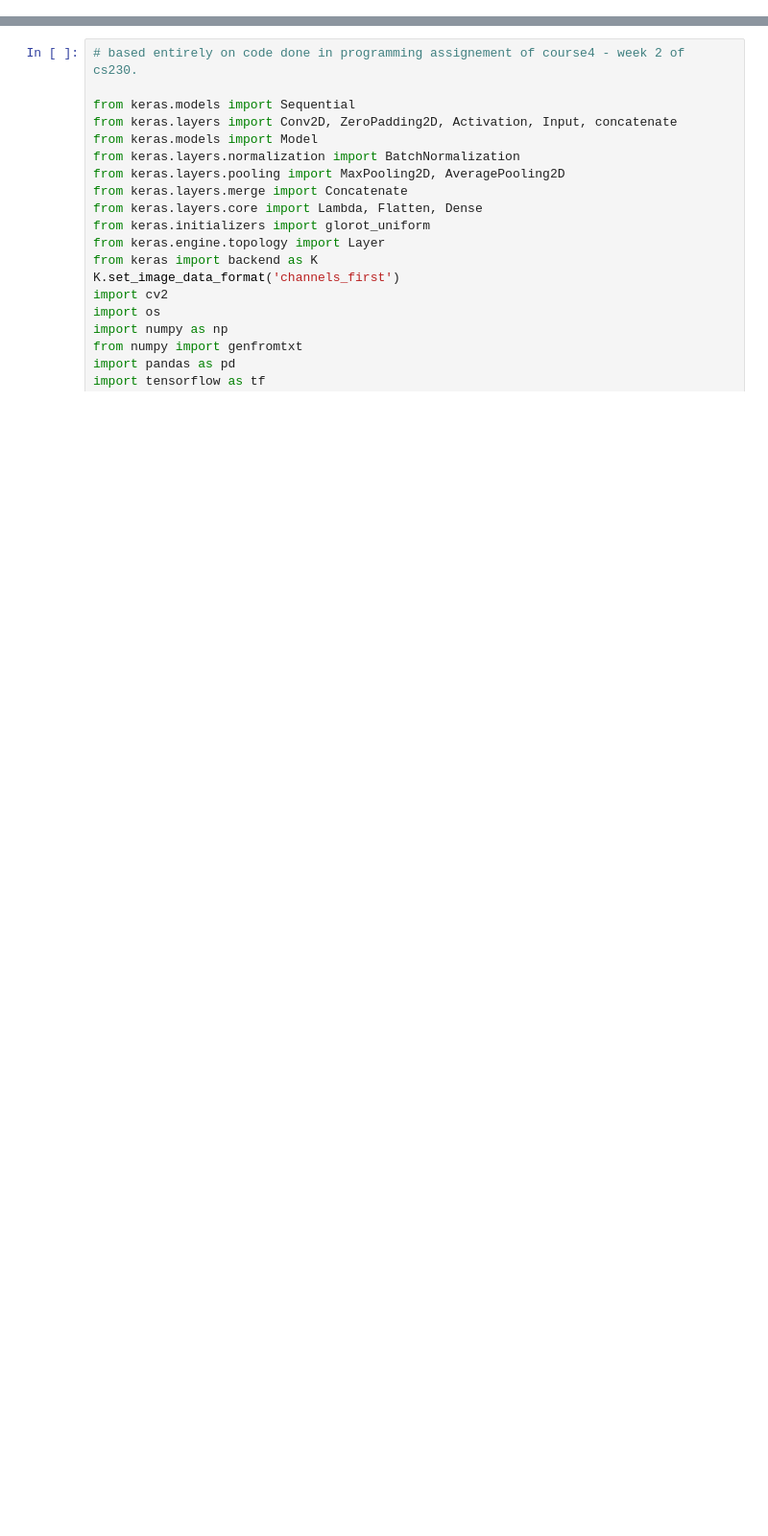
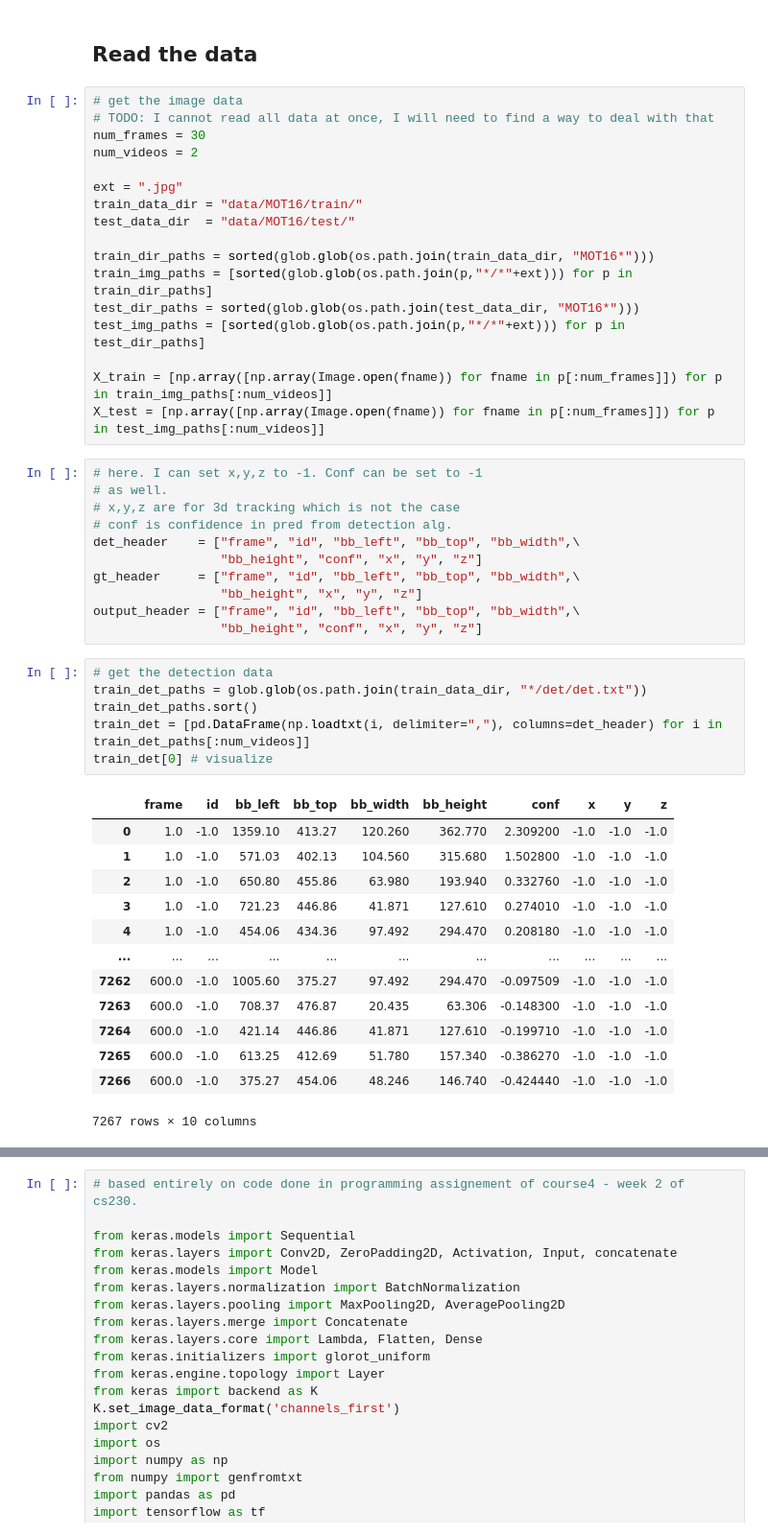
Before and after one commit to ladouceu/cs230-ladouceu, a Jupyter notebook: siamese_network.ipynb, the cells around one changed output, grey strips where cells are left out. Shown at 96% size. Saved outputs shown, nothing was run; the diff lists cells and outputs as text; blank space fills up the shorter version.

```diff
--- a/siamese_network.ipynb
+++ b/siamese_network.ipynb
@@ -0,0 +12,50 @@
+# %% [markdown]
+## Read the data
+# %%
+# get the image data
+# TODO: I cannot read all data at once, I will need to find a way to deal with that
+num_frames = 30
+num_videos = 2
+
+ext = ".jpg"
+train_data_dir = "data/MOT16/train/"
+test_data_dir  = "data/MOT16/test/"
+
+train_dir_paths = sorted(glob.glob(os.path.join(train_data_dir, "MOT16*")))
+train_img_paths = [sorted(glob.glob(os.path.join(p,"*/*"+ext))) for p in train_dir_paths]
+test_dir_paths = sorted(glob.glob(os.path.join(test_data_dir, "MOT16*")))
+test_img_paths = [sorted(glob.glob(os.path.join(p,"*/*"+ext))) for p in test_dir_paths]
+
+X_train = [np.array([np.array(Image.open(fname)) for fname in p[:num_frames]]) for p in train_img_paths[:num_videos]]
+X_test = [np.array([np.array(Image.open(fname)) for fname in p[:num_frames]]) for p in test_img_paths[:num_videos]]
+# %%
+# here. I can set x,y,z to -1. Conf can be set to -1
+# as well.
+# x,y,z are for 3d tracking which is not the case
+# conf is confidence in pred from detection alg.
+det_header    = ["frame", "id", "bb_left", "bb_top", "bb_width",\
+                 "bb_height", "conf", "x", "y", "z"]
+gt_header     = ["frame", "id", "bb_left", "bb_top", "bb_width",\
+                 "bb_height", "x", "y", "z"]
+output_header = ["frame", "id", "bb_left", "bb_top", "bb_width",\
+                 "bb_height", "conf", "x", "y", "z"]
+# %%
+# get the detection data
+train_det_paths = glob.glob(os.path.join(train_data_dir, "*/det/det.txt"))
+train_det_paths.sort()
+train_det = [pd.DataFrame(np.loadtxt(i, delimiter=","), columns=det_header) for i in train_det_paths[:num_videos]]
+train_det[0] # visualize
+# %% [output]
+|  | frame | id | bb_left | bb_top | bb_width | bb_height | conf | x | y | z |
+| 0 | 1.0 | -1.0 | 1359.10 | 413.27 | 120.260 | 362.770 | 2.309200 | -1.0 | -1.0 | -1.0 |
+| 1 | 1.0 | -1.0 | 571.03 | 402.13 | 104.560 | 315.680 | 1.502800 | -1.0 | -1.0 | -1.0 |
+| 2 | 1.0 | -1.0 | 650.80 | 455.86 | 63.980 | 193.940 | 0.332760 | -1.0 | -1.0 | -1.0 |
+| 3 | 1.0 | -1.0 | 721.23 | 446.86 | 41.871 | 127.610 | 0.274010 | -1.0 | -1.0 | -1.0 |
+| 4 | 1.0 | -1.0 | 454.06 | 434.36 | 97.492 | 294.470 | 0.208180 | -1.0 | -1.0 | -1.0 |
+| ... | ... | ... | ... | ... | ... | ... | ... | ... | ... | ... |
+| 7262 | 600.0 | -1.0 | 1005.60 | 375.27 | 97.492 | 294.470 | -0.097509 | -1.0 | -1.0 | -1.0 |
+| 7263 | 600.0 | -1.0 | 708.37 | 476.87 | 20.435 | 63.306 | -0.148300 | -1.0 | -1.0 | -1.0 |
+| 7264 | 600.0 | -1.0 | 421.14 | 446.86 | 41.871 | 127.610 | -0.199710 | -1.0 | -1.0 | -1.0 |
+| 7265 | 600.0 | -1.0 | 613.25 | 412.69 | 51.780 | 157.340 | -0.386270 | -1.0 | -1.0 | -1.0 |
+| 7266 | 600.0 | -1.0 | 375.27 | 454.06 | 48.246 | 146.740 | -0.424440 | -1.0 | -1.0 | -1.0 |
+7267 rows × 10 columns
```
Also changed, not shown: parts of 21 cells of this notebook.
